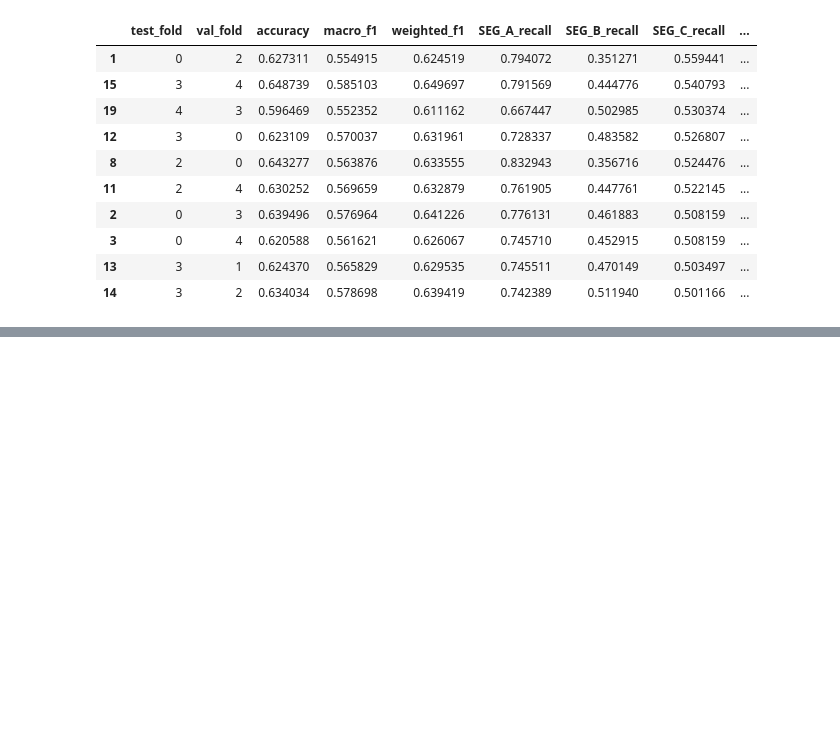
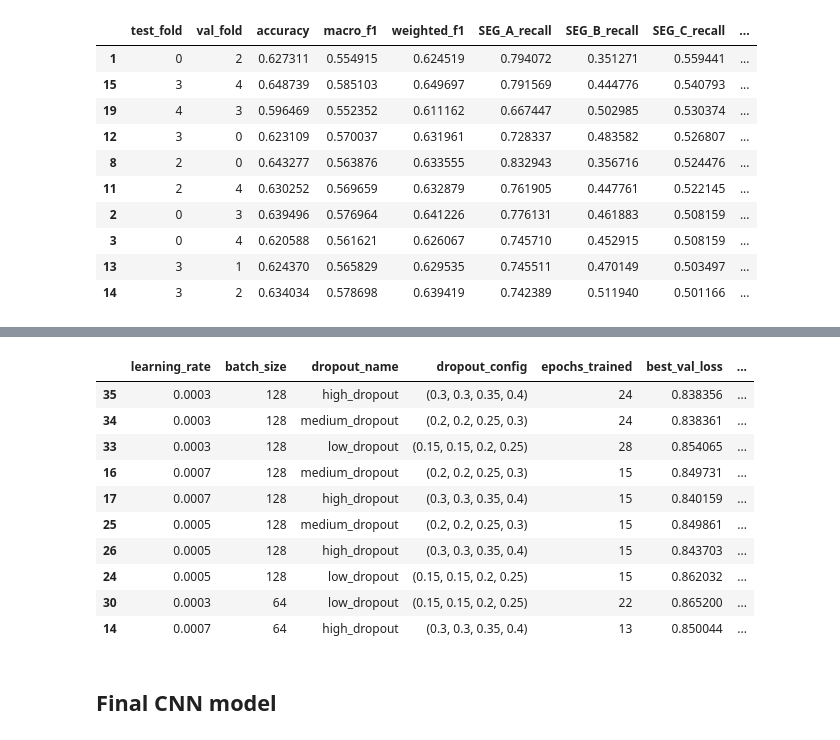
Before and after one commit to david-bazalduaa/Pfizer-segmentation-Ulcerative-Colitis, a Jupyter notebook: Neural network/Neural networks.ipynb, the cells around one changed output, grey strips where cells are left out. Drawn from its saved outputs; the diff is of its cells as text; code cells hidden in the pictures; blank space fills up the shorter version.

Commit message:
Final CNN model

```diff
--- a/Neural network/Neural networks.ipynb
+++ b/Neural network/Neural networks.ipynb
@@ -1228,0 +1297,24 @@ fold_results_df.sort_values("SEG_C_recall", ascending=False).head(10)
+# %%
+def evaluate_on_split(model, X_eval, y_eval, target_names):
+    proba = model.predict(X_eval, verbose=0)
+    y_pred = np.argmax(proba, axis=1)
+    y_true = y_eval.numpy()
+
+    report = classification_report(
+        y_true,
+        y_pred,
+        target_names=target_names,
+        output_dict=True
+    )
+
+    return {
+        "accuracy": accuracy_score(y_true, y_pred),
+        "macro_f1": f1_score(y_true, y_pred, average="macro"),
+        "weighted_f1": f1_score(y_true, y_pred, average="weighted"),
+        "SEG_A_recall": report["SEG_A"]["recall"],
+        "SEG_B_recall": report["SEG_B"]["recall"],
+        "SEG_C_recall": report["SEG_C"]["recall"],
+        "SEG_A_f1": report["SEG_A"]["f1-score"],
+        "SEG_B_f1": report["SEG_B"]["f1-score"],
+        "SEG_C_f1": report["SEG_C"]["f1-score"],
+    }
@@ -1228,0 +1418,21 @@ fold_results_df.sort_values("SEG_C_recall", ascending=False).head(10)
+# %%
+cnn_tuning_df = pd.DataFrame(cnn_tuning_results)
+
+cnn_tuning_df.sort_values(
+    ["macro_f1", "SEG_C_recall", "accuracy", "SEG_B_recall", "SEG_A_recall"],
+    ascending=False
+).head(10)
+# %% [output]
+|  | learning_rate | batch_size | dropout_name | dropout_config | epochs_trained | best_val_loss | ... |
+| 35 | 0.0003 | 128 | high_dropout | (0.3, 0.3, 0.35, 0.4) | 24 | 0.838356 | ... |
+| 34 | 0.0003 | 128 | medium_dropout | (0.2, 0.2, 0.25, 0.3) | 24 | 0.838361 | ... |
+| 33 | 0.0003 | 128 | low_dropout | (0.15, 0.15, 0.2, 0.25) | 28 | 0.854065 | ... |
+| 16 | 0.0007 | 128 | medium_dropout | (0.2, 0.2, 0.25, 0.3) | 15 | 0.849731 | ... |
+| 17 | 0.0007 | 128 | high_dropout | (0.3, 0.3, 0.35, 0.4) | 15 | 0.840159 | ... |
+| 25 | 0.0005 | 128 | medium_dropout | (0.2, 0.2, 0.25, 0.3) | 15 | 0.849861 | ... |
+| 26 | 0.0005 | 128 | high_dropout | (0.3, 0.3, 0.35, 0.4) | 15 | 0.843703 | ... |
+| 24 | 0.0005 | 128 | low_dropout | (0.15, 0.15, 0.2, 0.25) | 15 | 0.862032 | ... |
+| 30 | 0.0003 | 64 | low_dropout | (0.15, 0.15, 0.2, 0.25) | 22 | 0.865200 | ... |
+| 14 | 0.0007 | 64 | high_dropout | (0.3, 0.3, 0.35, 0.4) | 13 | 0.850044 | ... |
+# %% [markdown]
+## Final CNN model
```
Also changed, not shown: parts of 22 cells of this notebook.
